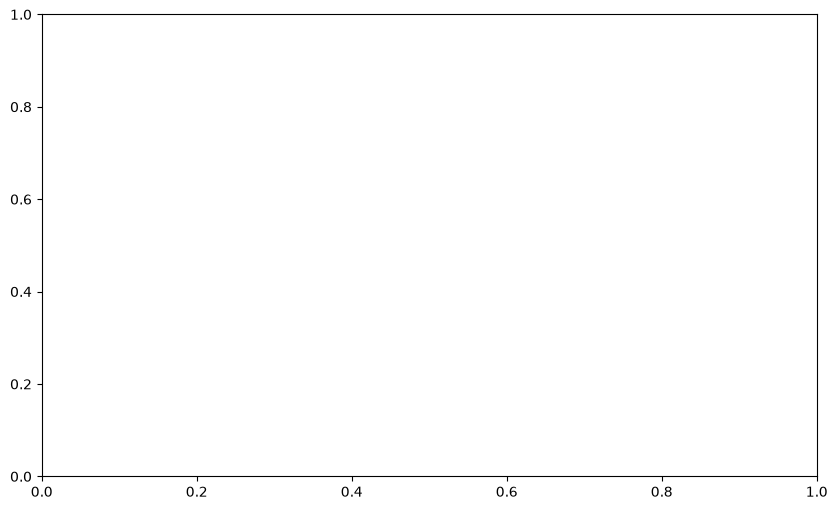
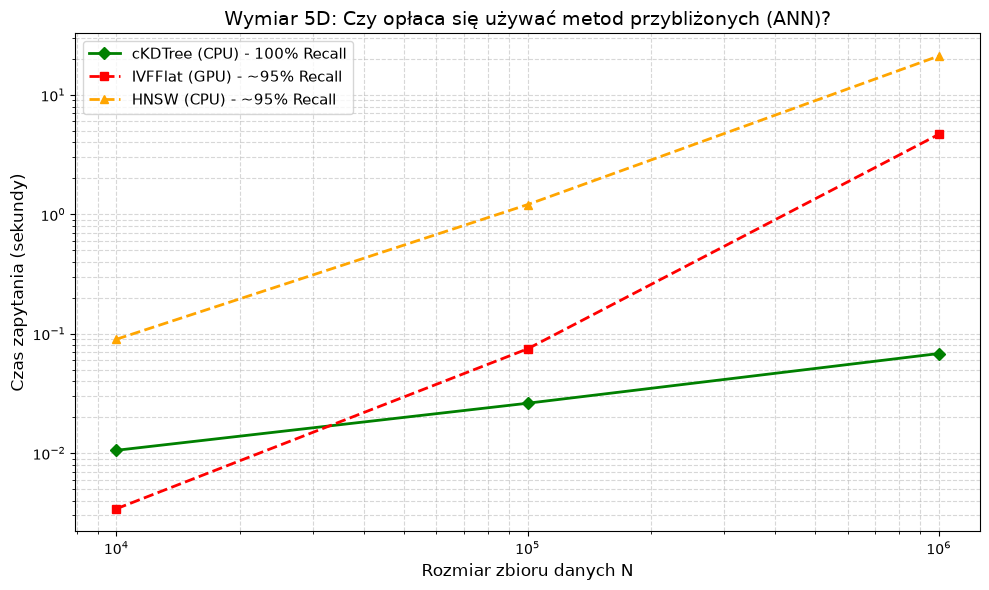
The notebook cell's code change between the first figure and the second:
--- before
+++ after
@@ -22,8 +22,8 @@
 k_neighbors = 5
 
-results_time = {"Exact_CPU": [], "Exact_GPU": [], "cKDTree_CPU": [], "IVFFlat_GPU": [], "HNSW_CPU": []}
+results_time = {"cKDTree_CPU": [], "IVFFlat_GPU": [], "HNSW_CPU": []}
 valid_sizes = []
 
-print("=== DELIVERABLE 4: EXACT kNN vs ANN w Niskich Wymiarach (5D) ===")
+print("=== DELIVERABLE 4: cKDTree vs ANN w Niskich Wymiarach (5D) ===")
 
 for size_label, n_points in target_sizes.items():
@@ -39,17 +39,5 @@
     nlist = min(100, int(np.sqrt(features.shape[0])))
     
-    # --- 1. Exact kNN (CPU) - FAISS ---
-    print(" -> Inicjalizacja Exact kNN (CPU)...")
-    index_exact_cpu = faiss.IndexFlatL2(features.shape[1])
-    index_exact_cpu.add(features)
-    
-    start = time.perf_counter()
-    index_exact_cpu.search(features, k_neighbors)
-    results_time["Exact_CPU"].append(time.perf_counter() - start)
-    del index_exact_cpu
-    gc.collect()
-
-
-    # --- 3. cKDTree (CPU) - Scipy ---
+    # --- 1. cKDTree (CPU) - Scipy ---
     print(" -> Inicjalizacja cKDTree (CPU)...")
     tree = cKDTree(features)
@@ -62,5 +50,5 @@
     gc.collect()
 
-    # --- 4. Faiss IVFFlat (GPU) - najlepszy ANN dla GPU ---
+    # --- 2. Faiss IVFFlat (GPU) - najlepszy ANN dla GPU ---
     print(" -> Inicjalizacja IVFFlat (GPU)...")
     model_ivf = FaissIVFFlat(nlist=nlist, nprobe=20, use_gpu=True)
@@ -74,5 +62,5 @@
     gc.collect()
 
-    # --- 5. HNSW (CPU) - najlepszy grafowy ANN ---
+    # --- 3. HNSW (CPU) - najlepszy grafowy ANN ---
     print(" -> Inicjalizacja HNSW (CPU)...")
     model_hnsw = HnswGraph(m=16, ef_construction=200, ef=50)
@@ -87,6 +75,5 @@
 # --- RYSOWANIE WYKRESU ---
 plt.figure(figsize=(10, 6))
-plt.plot(valid_sizes, results_time["Exact_CPU"], marker='o', color='black', linestyle='-', linewidth=2, label='Exact kNN (CPU) - 100% Recall')
-plt.plot(valid_sizes, results_time["Exact_GPU"], marker='v', color='purple', linestyle='-', linewidth=2, label='Exact kNN (GPU) - 100% Recall')
+
 plt.plot(valid_sizes, results_time["cKDTree_CPU"], marker='D', color='green', linestyle='-', linewidth=2, label='cKDTree (CPU) - 100% Recall')
 plt.plot(valid_sizes, results_time["IVFFlat_GPU"], marker='s', color='red', linestyle='--', linewidth=2, label='IVFFlat (GPU) - ~95% Recall')

Commit: bugs fix